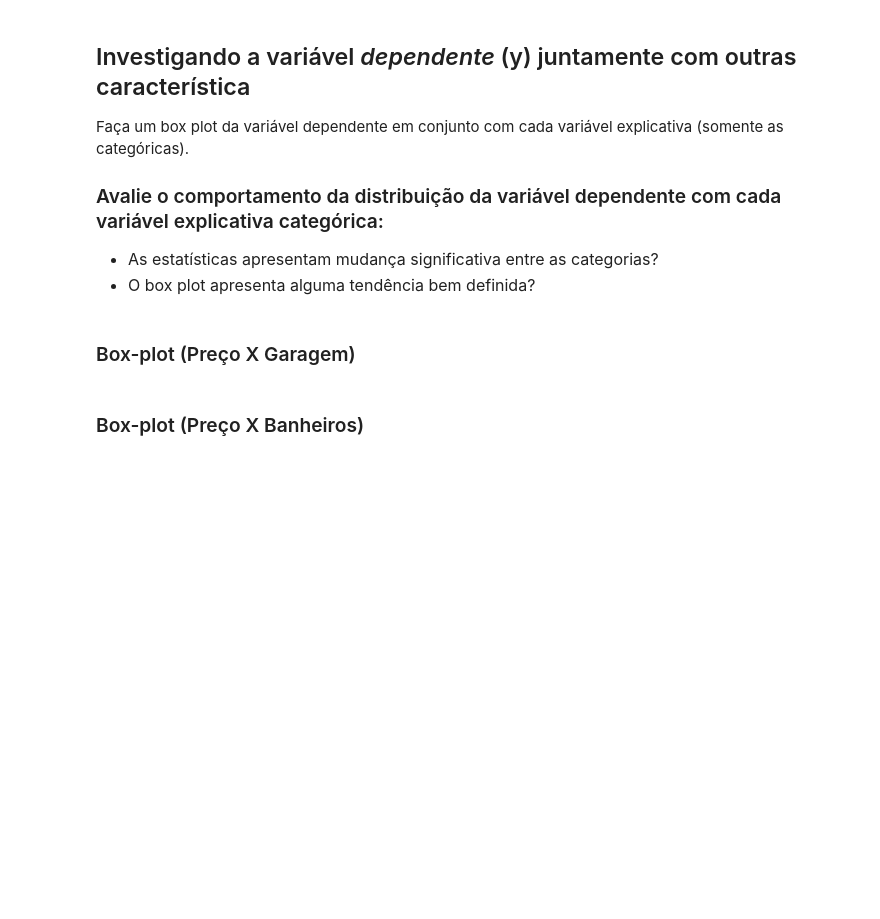
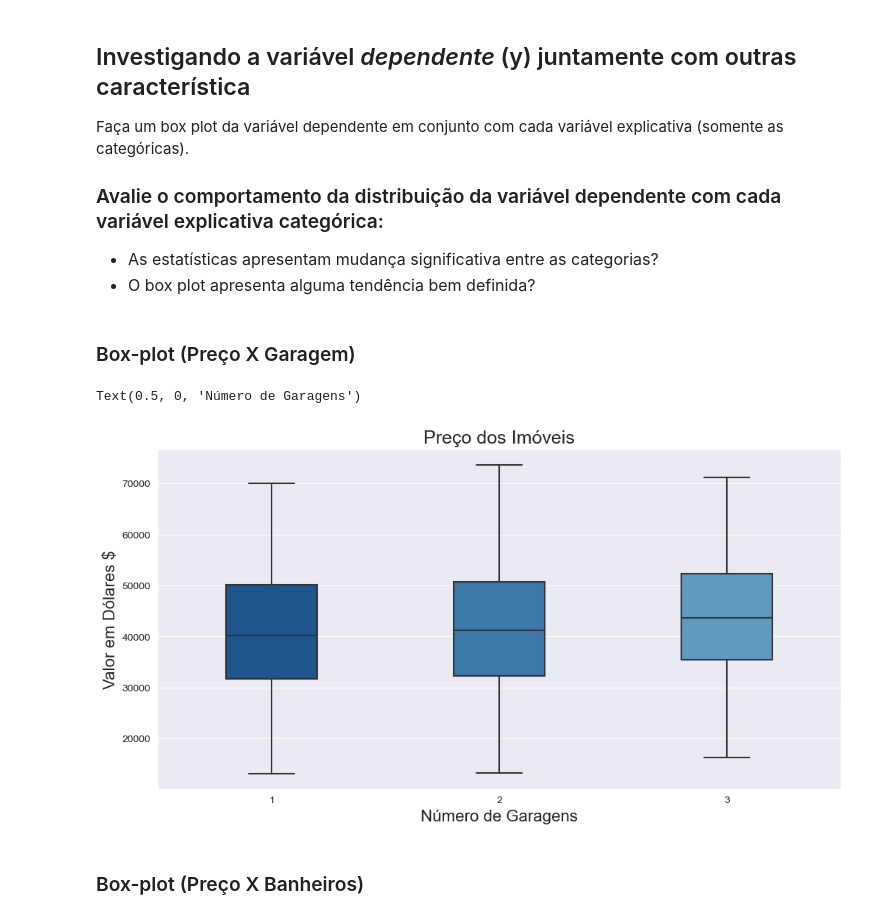
Before and after one commit to luanans/Bootcamp-WoMakersCode, a Jupyter notebook: Alura/05 Regressao linear - testando relacoes e prevendo resultados/860-Exercicio/Exercicio/Regressao Linear - Exercicio.ipynb, the cells around one changed output. Saved outputs shown, nothing was run; the diff lists cells and outputs as text; code cells hidden in the pictures; blank space fills up the shorter version.

```diff
--- a/Alura/05 Regressao linear - testando relacoes e prevendo resultados/860-Exercicio/Exercicio/Regressao Linear - Exercicio.ipynb
+++ b/Alura/05 Regressao linear - testando relacoes e prevendo resultados/860-Exercicio/Exercicio/Regressao Linear - Exercicio.ipynb
@@ -140,5 +151,14 @@ Faça um box plot da variável dependente em conjunto com cada variável explica
 </ul>
 # %% [markdown]
 ### Box-plot (Preço X Garagem)
+# %%
+ax = sns.boxplot(data=dados, y='precos', x='garagem',width=0.4)
+ax.figure.set_size_inches(12, 6)
+ax.set_title('Preço dos Imóveis', fontsize=18)
+ax.set_ylabel("Valor em Dólares $", fontsize=16)
+ax.set_xlabel("Número de Garagens", fontsize=16)
+# %% [output]
+Text(0.5, 0, 'Número de Garagens')
+[figure, added]
 # %% [markdown]
 ### Box-plot (Preço X Banheiros)
```
Also changed, not shown: parts of 26 cells of this notebook, 5 other files.
